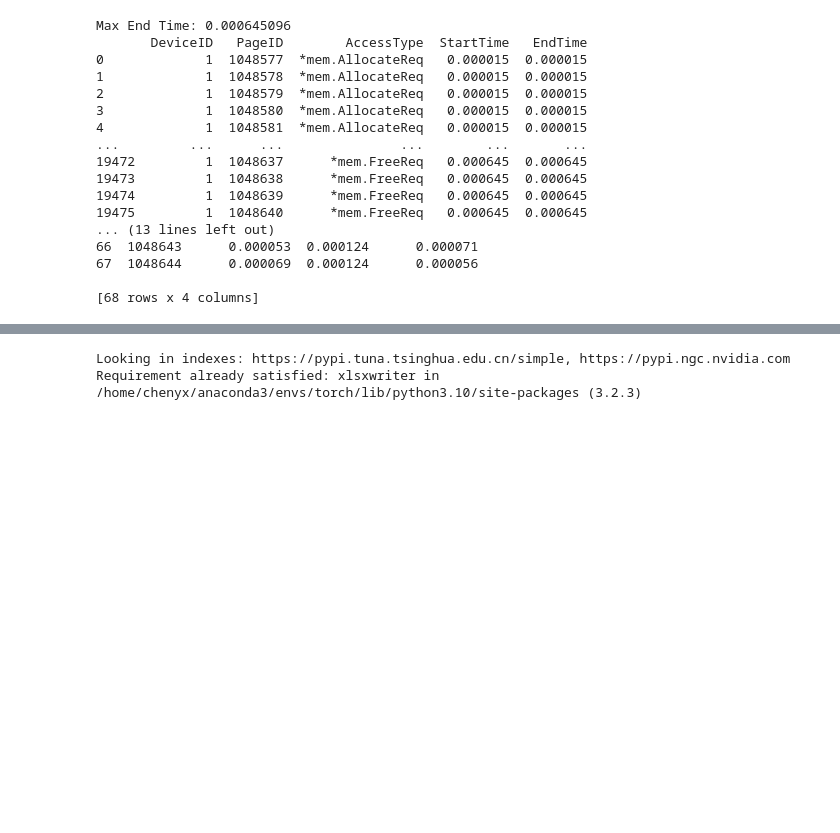
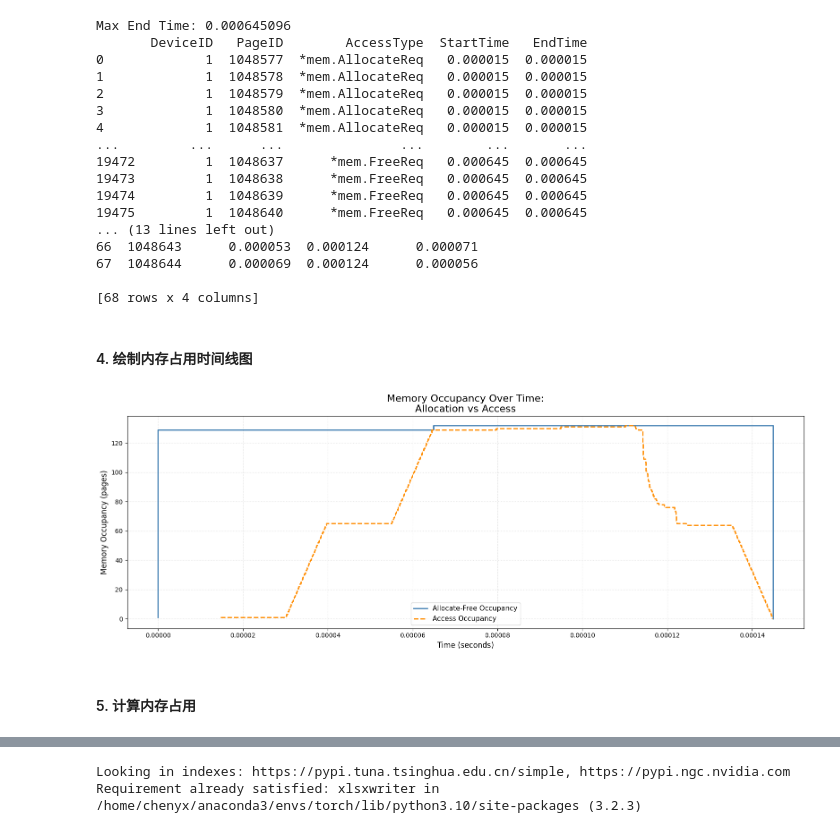
Before and after one commit to jianqiao673/mgpusim, a Jupyter notebook: plot/mem_timeline.ipynb, the cells around one changed output, grey strips where cells are left out. Drawn from its saved outputs; the diff is of its cells as text; code cells hidden in the pictures; blank space fills up the shorter version.

Commit message:
plot memory occupancy timeline graph

```diff
--- a/plot/mem_timeline.ipynb
+++ b/plot/mem_timeline.ipynb
@@ -164,3 +164,59 @@ Max End Time: 0.000645096
 67  1048644      0.000069  0.000124      0.000056
 
 [68 rows x 4 columns]
+# %% [markdown]
+#### 4. 绘制内存占用时间线图
+# %%
+import matplotlib.pyplot as plt
+import pandas as pd
+import numpy as np
+
+# 构建“Allocate - Free”事件列表
+alloc_events = []
+for _, row in page_af_stats_df.iterrows():
+    alloc_events.append((row['AllocateTime'], 1))   # 分配 +1
+    alloc_events.append((row['FreeTime'], -1))      # 释放 -1
+alloc_events.sort()
+
+# 构建“FirstAccess - LastAccess”事件列表
+access_events = []
+for _, row in page_rw_stats_df.iterrows():
+    access_events.append((row['FirstAccessTime'], 1))   # 首次访问 +1
+    access_events.append((row['LastAccessTime'], -1))   # 最后访问 -1
+access_events.sort()
+
+# 生成时间和占用曲线
+def compute_occupancy(events):
+    times = []
+    usages = []
+    current = 0
+    for time, delta in events:
+        times.append(time)
+        current += delta
+        usages.append(current)
+    return times, usages
+
+alloc_times, alloc_usage = compute_occupancy(alloc_events)
+access_times, access_usage = compute_occupancy(access_events)
+
+# 绘图
+plt.figure(figsize=(16, 6))
+plt.step(alloc_times, alloc_usage, where='post', label='Allocate-Free Occupancy', color='steelblue', linewidth=2)
+plt.step(access_times, access_usage, where='post', label='Access Occupancy', color='darkorange', linewidth=2, linestyle='--')
+
+# 图表设置
+plt.xlabel('Time (seconds)', fontsize=12)
+plt.ylabel('Memory Occupancy (pages)', fontsize=12)
+plt.title('Memory Occupancy Over Time:\nAllocation vs Access', fontsize=16)
+plt.grid(True, linestyle=':', alpha=0.5)
+plt.legend(fontsize=11)
+
+# 保存或展示
+occupancy_compare_path = os.path.join(results_dir, 'memory_occupancy_compare.png')
+plt.savefig(occupancy_compare_path, dpi=300, bbox_inches='tight')
+plt.tight_layout()
+plt.show()
+# %% [output]
+[figure, added]
+# %% [markdown]
+#### 5. 计算内存占用
```
Also changed, not shown: parts of 6 cells of this notebook, 1 other file.
